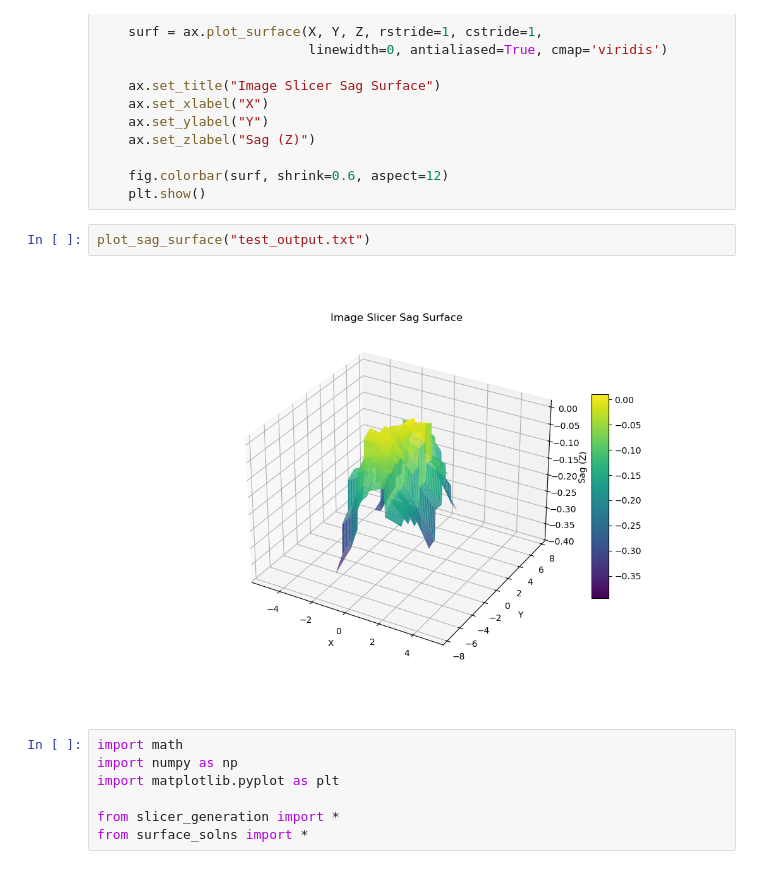
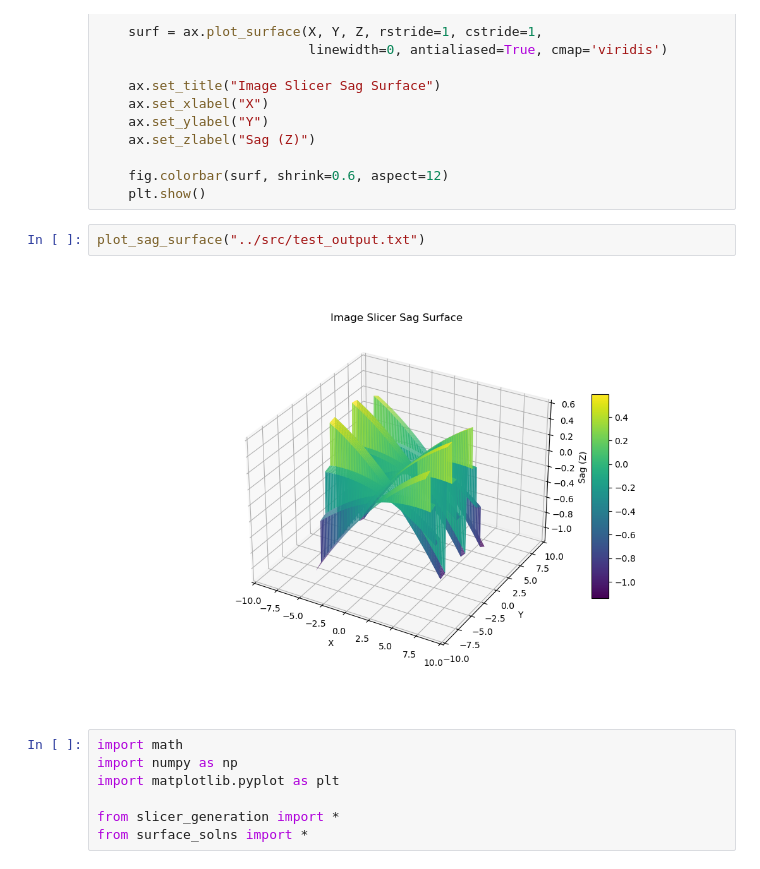
Before and after one commit to ellenle3/ifugen, a Jupyter notebook: python/compare_c.ipynb, the cells around one changed output. Drawn from its saved outputs; the diff is of its cells as text.

Commit message:
major refactoring in C code - p_custom[] is now used as the base for all slicer calculations. added helpers to generate p_custom based on data in IMAGE_SLICER_PARAMS_ANGULAR and LINEAR structs

```diff
--- a/python/compare_c.ipynb
+++ b/python/compare_c.ipynb
@@ -44,9 +44,9 @@ def plot_sag_surface(filename):
     fig.colorbar(surf, shrink=0.6, aspect=12)
     plt.show()
 # %%
-plot_sag_surface("test_output.txt")
+plot_sag_surface("../src/test_output.txt")
 # %% [output]
-[figure, old version]
+[figure, new version]
 # %%
 import math
 import numpy as np
```
Also changed, not shown: parts of 4 cells of this notebook, 16 other files.
